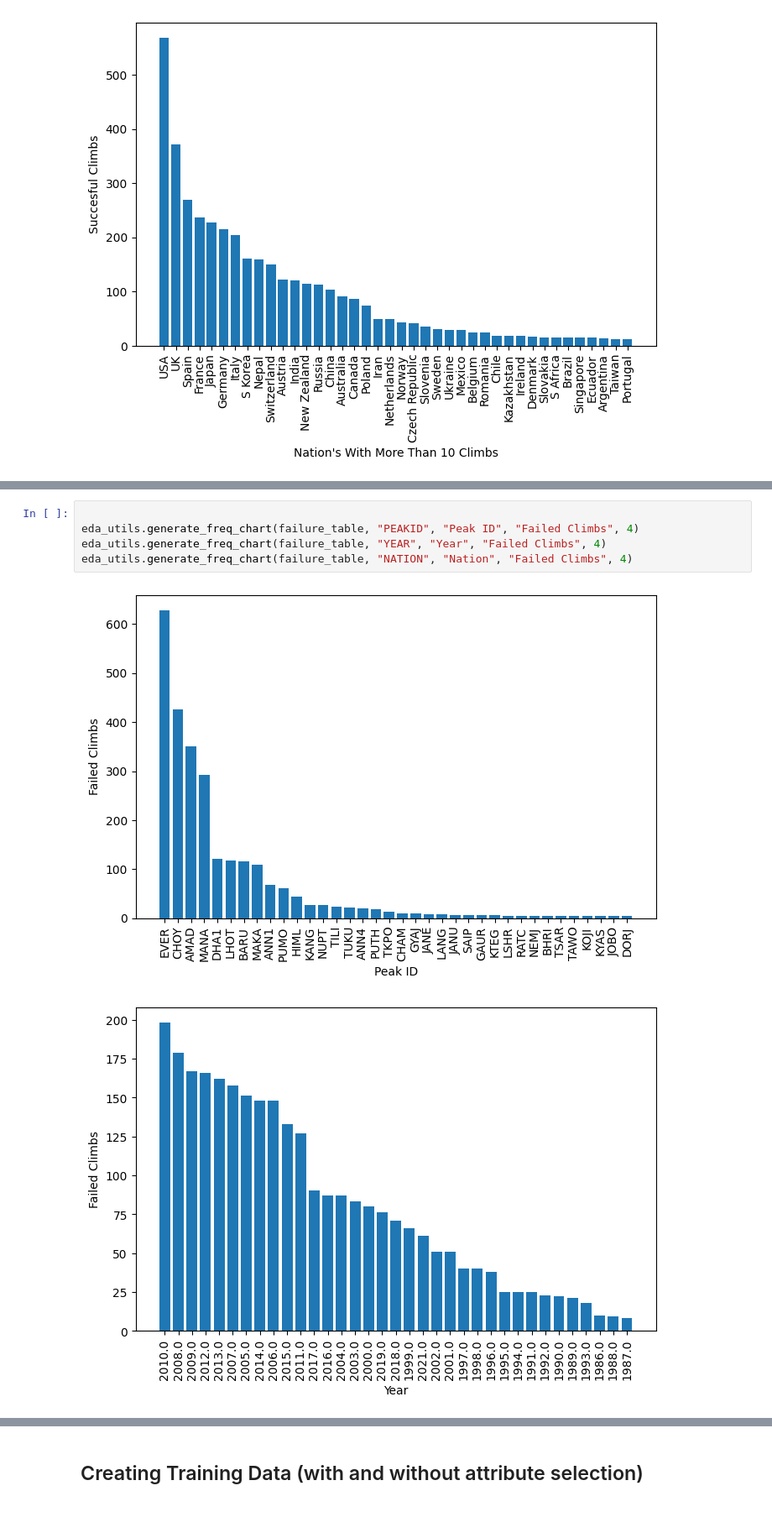
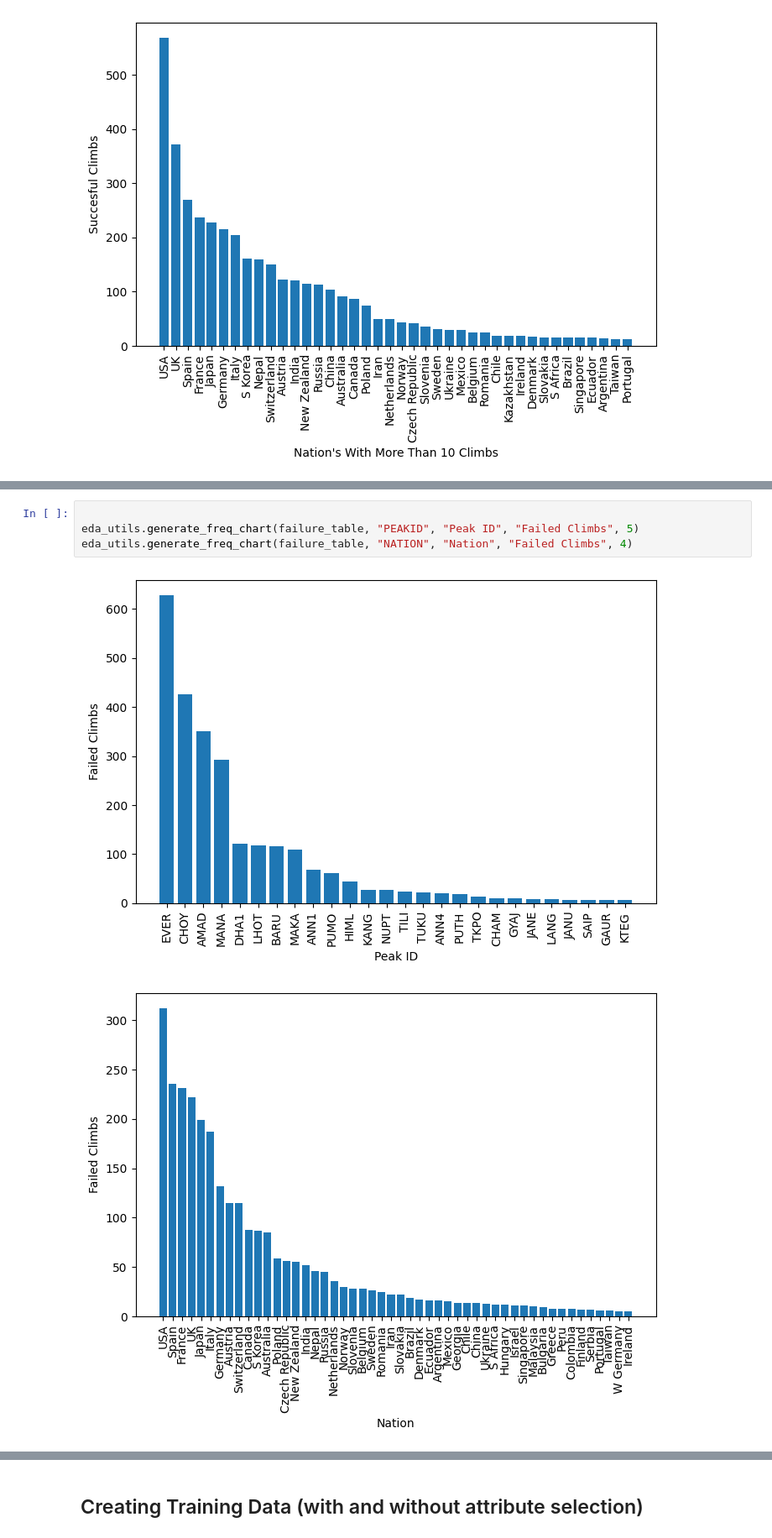
Before and after one commit to dpmacisaac/FinalProject-CPSC322, a Jupyter notebook: himalayan_dataset_eda.ipynb, the cells around one changed output, grey strips where cells are left out. Shown: that part at 84% size. Cells and saved outputs as stored; diff of their text form; blank space fills up the shorter version.

Commit message:
worked on eda graphs

```diff
--- a/himalayan_dataset_eda.ipynb
+++ b/himalayan_dataset_eda.ipynb
@@ -128,8 +120,7 @@ plt.show()
 # %%
 
-eda_utils.generate_freq_chart(failure_table, "PEAKID", "Peak ID", "Failed Climbs", 4)
-eda_utils.generate_freq_chart(failure_table, "YEAR", "Year", "Failed Climbs", 4)
+eda_utils.generate_freq_chart(failure_table, "PEAKID", "Peak ID", "Failed Climbs", 5)
 eda_utils.generate_freq_chart(failure_table, "NATION", "Nation", "Failed Climbs", 4)
 # %% [output]
-[figure, old version]
+[figure, new version]
-[figure, old version]
+[figure, new version]
```
Also changed, not shown: parts of 16 cells of this notebook, 1 other file.
